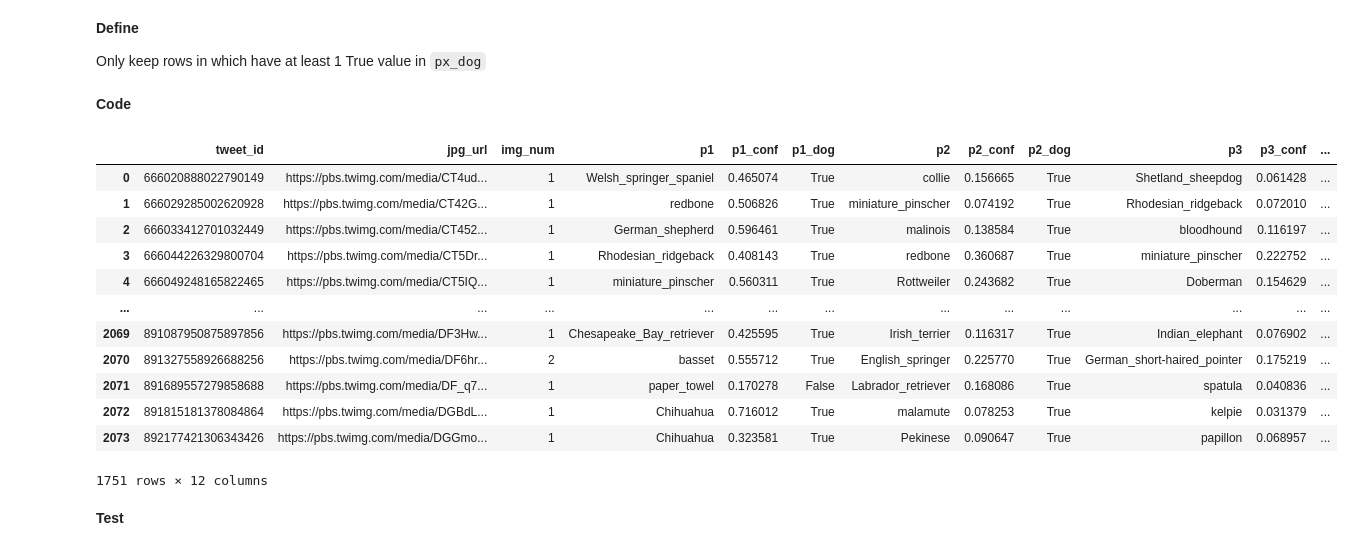
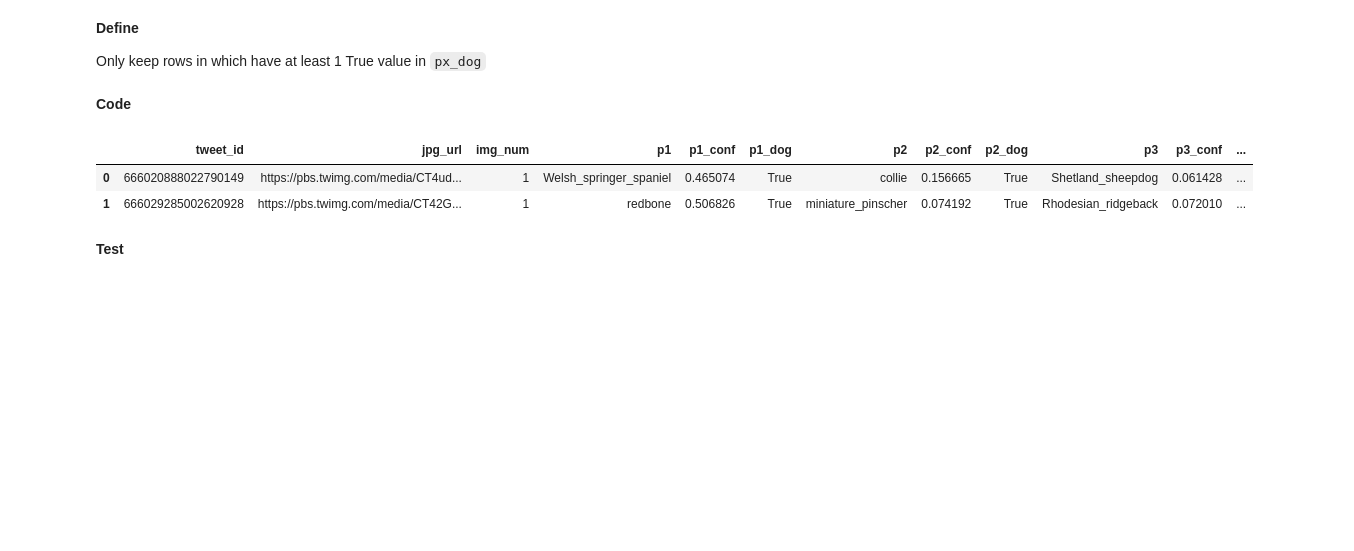
Before and after one commit to linhnp511/Data-Analytics-Portfolio, a Jupyter notebook: Python/Projects/Twitter WeRateDogs Data Set/we_rate_dogs_project.ipynb, the cells around one changed output. Cells and saved outputs as stored; diff of their text form; code cells hidden in the pictures; blank space fills up the shorter version.

```diff
--- a/Python/Projects/Twitter WeRateDogs Data Set/we_rate_dogs_project.ipynb
+++ b/Python/Projects/Twitter WeRateDogs Data Set/we_rate_dogs_project.ipynb
@@ -354,31 +374,21 @@ predictions_clean = predictions.copy()
 # %%
 # Loop over px (x = 1,2,3) to check if at least 1 in 3 values is True
     # Create a mask value that have the same length with `predictions` and full of False
 mask = pd.Series(False, index = predictions_clean.index)
     # Create an array of 1,2,3
 num_columns = range(1,4,1)
 
 for num in num_columns:
     column_name = f'p{num}_dog'
         # mask = False. If any values in the right operators are True -> mask = True -> also the line that have at least 1 True value
     mask |= predictions_clean[column_name]
 
 predictions_clean = predictions_clean[mask] # same as predictions_clean[mask == True]
-predictions_clean
+predictions_clean.head(2)
 # %% [output]
 |  | tweet_id | jpg_url | img_num | p1 | p1_conf | p1_dog | p2 | p2_conf | p2_dog | p3 | p3_conf | ... |
 | 0 | 666020888022790149 | https://pbs.twimg.com/media/CT4ud... | 1 | Welsh_springer_spaniel | 0.465074 | True | collie | 0.156665 | True | Shetland_sheepdog | 0.061428 | ... |
 | 1 | 666029285002620928 | https://pbs.twimg.com/media/CT42G... | 1 | redbone | 0.506826 | True | miniature_pinscher | 0.074192 | True | Rhodesian_ridgeback | 0.072010 | ... |
-| 2 | 666033412701032449 | https://pbs.twimg.com/media/CT452... | 1 | German_shepherd | 0.596461 | True | malinois | 0.138584 | True | bloodhound | 0.116197 | ... |
-| 3 | 666044226329800704 | https://pbs.twimg.com/media/CT5Dr... | 1 | Rhodesian_ridgeback | 0.408143 | True | redbone | 0.360687 | True | miniature_pinscher | 0.222752 | ... |
-| 4 | 666049248165822465 | https://pbs.twimg.com/media/CT5IQ... | 1 | miniature_pinscher | 0.560311 | True | Rottweiler | 0.243682 | True | Doberman | 0.154629 | ... |
-| ... | ... | ... | ... | ... | ... | ... | ... | ... | ... | ... | ... | ... |
-| 2069 | 891087950875897856 | https://pbs.twimg.com/media/DF3Hw... | 1 | Chesapeake_Bay_retriever | 0.425595 | True | Irish_terrier | 0.116317 | True | Indian_elephant | 0.076902 | ... |
-| 2070 | 891327558926688256 | https://pbs.twimg.com/media/DF6hr... | 2 | basset | 0.555712 | True | English_springer | 0.225770 | True | German_short-haired_pointer | 0.175219 | ... |
-| 2071 | 891689557279858688 | https://pbs.twimg.com/media/DF_q7... | 1 | paper_towel | 0.170278 | False | Labrador_retriever | 0.168086 | True | spatula | 0.040836 | ... |
-| 2072 | 891815181378084864 | https://pbs.twimg.com/media/DGBdL... | 1 | Chihuahua | 0.716012 | True | malamute | 0.078253 | True | kelpie | 0.031379 | ... |
-| 2073 | 892177421306343426 | https://pbs.twimg.com/media/DGGmo... | 1 | Chihuahua | 0.323581 | True | Pekinese | 0.090647 | True | papillon | 0.068957 | ... |
-1751 rows × 12 columns
 # %% [markdown]
 **Test**
 # %%
```
Also changed, not shown: parts of 44 cells of this notebook, 8 other files.
